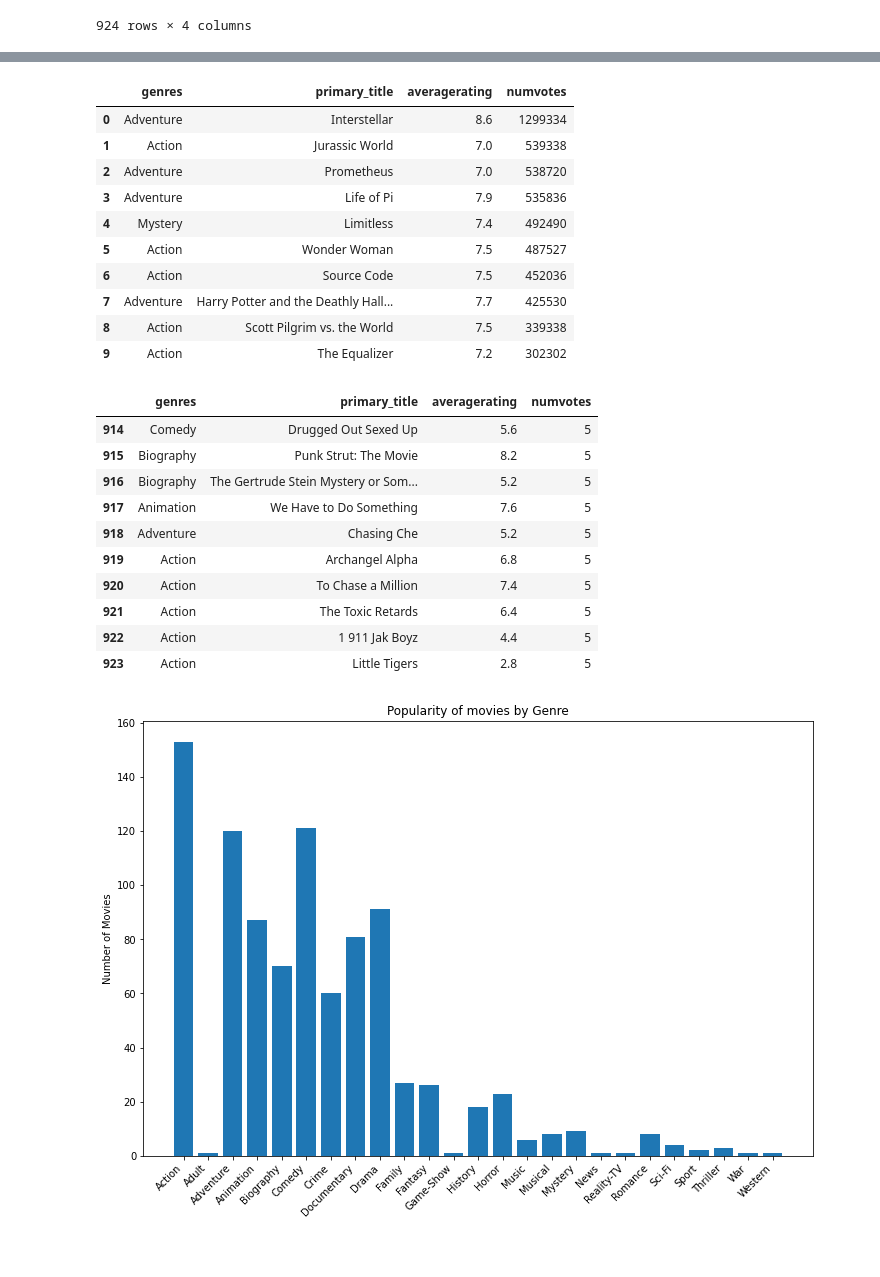
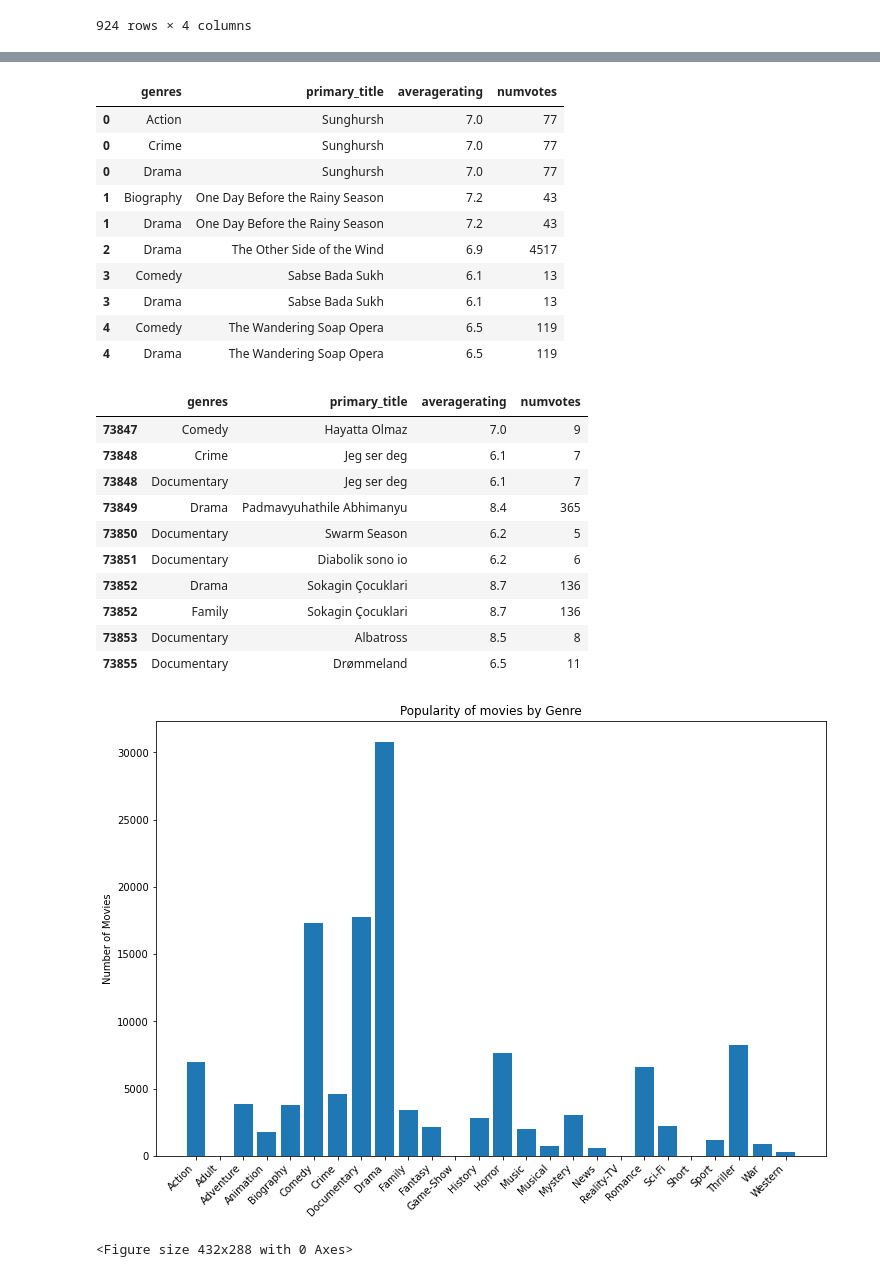
Before and after one commit to pyamin1878/Movie-Project, a Jupyter notebook: Notebooks/student_working_notebook_pat.ipynb, the cells around one changed output, grey strips where cells are left out. Cells and saved outputs as stored; diff of their text form; code cells hidden in the pictures.

```diff
--- a/Notebooks/student_working_notebook_pat.ipynb
+++ b/Notebooks/student_working_notebook_pat.ipynb
@@ -153,8 +153,6 @@ SELECT DISTINCT genres, primary_title, averagerating, numvotes
 FROM movie_basics
 JOIN movie_ratings
    USING(movie_id)
-GROUP BY genres
-ORDER BY numvotes DESC
 
 """, conn)
 # %%
@@ -179,5 +193,3 @@ df['genres'] = df['genres'].str.split(',')
 df = df[df['genres'].notnull()]
 # %%
 df = df.explode('genres')
-# %%
-df = df.drop_duplicates(subset=['primary_title'])
@@ -191,44 +241,46 @@ df.shape
 df.head(10)
 # %% [output]
 |  | genres | primary_title | averagerating | numvotes |
-| 0 | Adventure | Interstellar | 8.6 | 1299334 |
-| 1 | Action | Jurassic World | 7.0 | 539338 |
-| 2 | Adventure | Prometheus | 7.0 | 538720 |
-| 3 | Adventure | Life of Pi | 7.9 | 535836 |
-| 4 | Mystery | Limitless | 7.4 | 492490 |
-| 5 | Action | Wonder Woman | 7.5 | 487527 |
-| 6 | Action | Source Code | 7.5 | 452036 |
-| 7 | Adventure | Harry Potter and the Deathly Hall... | 7.7 | 425530 |
-| 8 | Action | Scott Pilgrim vs. the World | 7.5 | 339338 |
-| 9 | Action | The Equalizer | 7.2 | 302302 |
+| 0 | Action | Sunghursh | 7.0 | 77 |
+| 0 | Crime | Sunghursh | 7.0 | 77 |
+| 0 | Drama | Sunghursh | 7.0 | 77 |
+| 1 | Biography | One Day Before the Rainy Season | 7.2 | 43 |
+| 1 | Drama | One Day Before the Rainy Season | 7.2 | 43 |
+| 2 | Drama | The Other Side of the Wind | 6.9 | 4517 |
+| 3 | Comedy | Sabse Bada Sukh | 6.1 | 13 |
+| 3 | Drama | Sabse Bada Sukh | 6.1 | 13 |
+| 4 | Comedy | The Wandering Soap Opera | 6.5 | 119 |
+| 4 | Drama | The Wandering Soap Opera | 6.5 | 119 |
 # %%
 df.tail(10)
 # %% [output]
 |  | genres | primary_title | averagerating | numvotes |
-| 914 | Comedy | Drugged Out Sexed Up | 5.6 | 5 |
-| 915 | Biography | Punk Strut: The Movie | 8.2 | 5 |
-| 916 | Biography | The Gertrude Stein Mystery or Som... | 5.2 | 5 |
-| 917 | Animation | We Have to Do Something | 7.6 | 5 |
-| 918 | Adventure | Chasing Che | 5.2 | 5 |
-| 919 | Action | Archangel Alpha | 6.8 | 5 |
-| 920 | Action | To Chase a Million | 7.4 | 5 |
-| 921 | Action | The Toxic Retards | 6.4 | 5 |
-| 922 | Action | 1 911 Jak Boyz | 4.4 | 5 |
-| 923 | Action | Little Tigers | 2.8 | 5 |
+| 73847 | Comedy | Hayatta Olmaz | 7.0 | 9 |
+| 73848 | Crime | Jeg ser deg | 6.1 | 7 |
+| 73848 | Documentary | Jeg ser deg | 6.1 | 7 |
+| 73849 | Drama | Padmavyuhathile Abhimanyu | 8.4 | 365 |
+| 73850 | Documentary | Swarm Season | 6.2 | 5 |
+| 73851 | Documentary | Diabolik sono io | 6.2 | 6 |
+| 73852 | Drama | Sokagin Çocuklari | 8.7 | 136 |
+| 73852 | Family | Sokagin Çocuklari | 8.7 | 136 |
+| 73853 | Documentary | Albatross | 8.5 | 8 |
+| 73855 | Documentary | Drømmeland | 6.5 | 11 |
 # %%
-df = pd.read_sql("""SELECT * FROM cleaned_movies""", conn)
+df_genres = pd.read_sql("""SELECT * FROM cleaned_movies""", conn)
 
 # Count genres
 genre_counts = df.groupby('genres')['primary_title'].count()
 
 # bar chart
 fig, ax = plt.subplots(figsize=(12, 8))
 ax.bar(genre_counts.index, genre_counts.values)
 ax.set_ylabel('Number of Movies')
 ax.set_title('Popularity of movies by Genre')
 ax.set_xticklabels(genre_counts.index, rotation=45, ha='right')
 
 # show plot
 plt.show()
+plt.savefig('popular_movies_genre.png')
 # %% [output]
-[figure, old version]
+[figure, new version]
+<Figure size 432x288 with 0 Axes>
```
Also changed, not shown: parts of 9 cells of this notebook, 1 other file.
